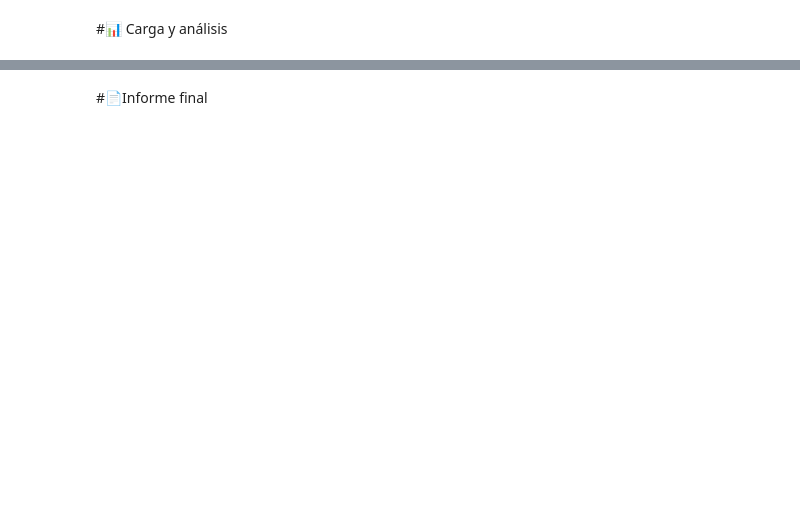
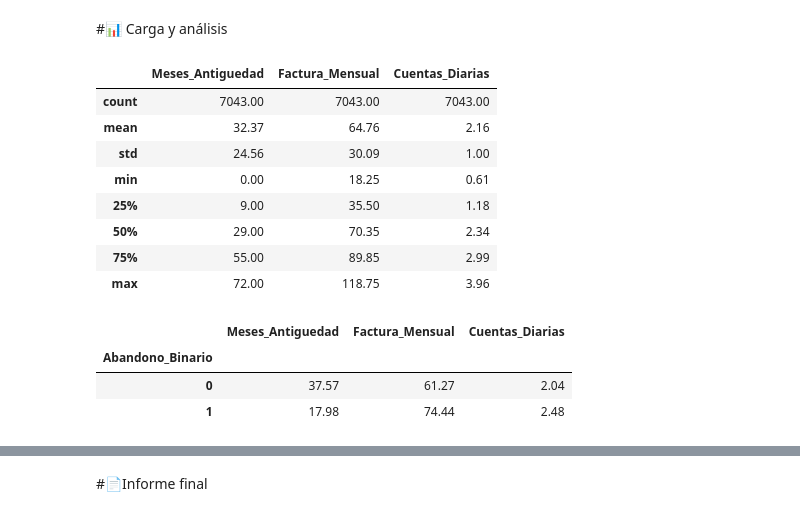
Before and after one commit to thxlopez7/challenge_telecomX_2026, a Jupyter notebook: TelecomX_LATAM.ipynb, the cells around one changed output, grey strips where cells are left out. Drawn from its saved outputs; the diff is of its cells as text; code cells hidden in the pictures; blank space fills up the shorter version.

```diff
--- a/TelecomX_LATAM.ipynb
+++ b/TelecomX_LATAM.ipynb
@@ -19,0 +149,10 @@ df.head()
+# %%
+# 1. Buscamos el nombre exacto de la columna que tiene los cargos mensuales
+col_mensual = [c for c in df.columns if 'Monthly' in c][0]
+print(f"Usando la columna: {col_mensual}")
+
+# 2. Creamos la columna Cuentas_Diarias usando ese nombre
+df['Cuentas_Diarias'] = (df[col_mensual] / 30).round(2)
+
+# 3. Mostramos las primeras filas para confirmar
+df[[col_mensual, 'Cuentas_Diarias']].head()
@@ -19,0 +167,16 @@ df.head()
+# %%
+# Renombrar columnas a español
+columnas_nuevas = {
+    'Churn': 'Abandono',
+    'customer.gender': 'Genero',
+    'customer.tenure': 'Meses_Antiguedad',
+    'account.Contract': 'Tipo_Contrato',
+    'account.Charges.Monthly': 'Factura_Mensual',
+    'account.Charges.Total': 'Factura_Total',
+    'internet.InternetService': 'Servicio_Internet'
+}
+
+df = df.rename(columns=columnas_nuevas)
+
+# Ver cómo quedaron
+df.head(2)
@@ -19,0 +188,6 @@ df.head()
+# %%
+# Esto quita el prefijo (lo que está antes del punto) de TODAS las columnas que falten
+df.columns = [col.split('.')[-1] for col in df.columns]
+
+# Veamos la lista final limpia
+df.columns
@@ -19,0 +202,6 @@ df.head()
+# %%
+# Convertimos 'Yes' en 1 y 'No' en 0
+df['Abandono_Binario'] = df['Abandono'].map({'Yes': 1, 'No': 0})
+
+# Verificamos la conversión
+df[['Abandono', 'Abandono_Binario']].head()
@@ -20,2 +215,26 @@ df.head()
 # %% [markdown]
 #📊 Carga y análisis
+# %%
+# Estadísticas de las variables numéricas principales
+resumen = df[['Meses_Antiguedad', 'Factura_Mensual', 'Factura_Total', 'Cuentas_Diarias']].describe()
+
+# Lo redondeamos para que sea más fácil de leer
+resumen.round(2)
+# %% [output]
+|  | Meses_Antiguedad | Factura_Mensual | Cuentas_Diarias |
+| count | 7043.00 | 7043.00 | 7043.00 |
+| mean | 32.37 | 64.76 | 2.16 |
+| std | 24.56 | 30.09 | 1.00 |
+| min | 0.00 | 18.25 | 0.61 |
+| 25% | 9.00 | 35.50 | 1.18 |
+| 50% | 29.00 | 70.35 | 2.34 |
+| 75% | 55.00 | 89.85 | 2.99 |
+| max | 72.00 | 118.75 | 3.96 |
+# %%
+# Comparamos la media de los que se fueron (1) vs los que se quedaron (0)
+df.groupby('Abandono_Binario')[['Meses_Antiguedad', 'Factura_Mensual', 'Cuentas_Diarias']].mean().round(2)
+# %% [output]
+|  | Meses_Antiguedad | Factura_Mensual | Cuentas_Diarias |
+| Abandono_Binario |  |  |  |
+| 0 | 37.57 | 61.27 | 2.04 |
+| 1 | 17.98 | 74.44 | 2.48 |
```
Also changed, not shown: parts of 27 cells of this notebook.
